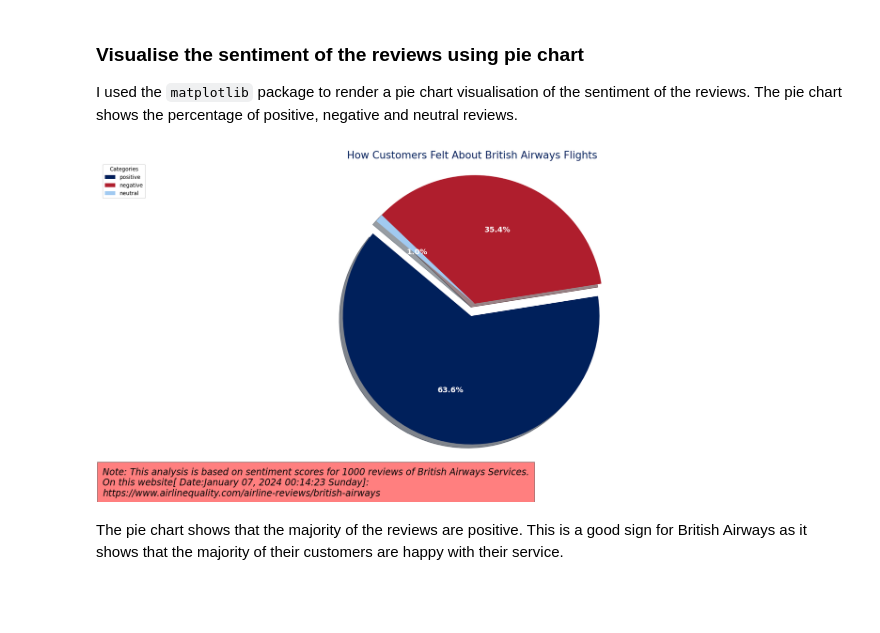
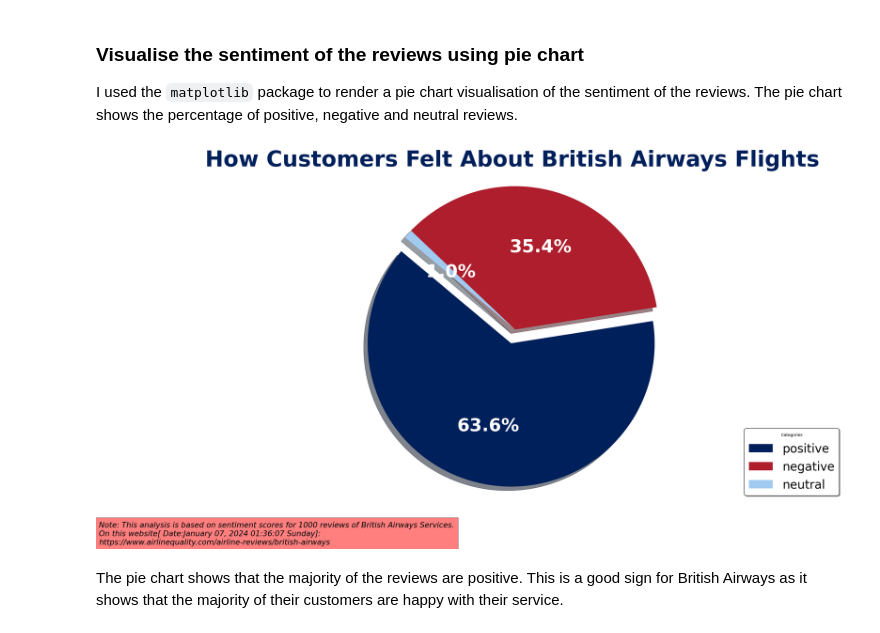
Before and after one commit to Simontagbor/BritishAirways-data-science, a Jupyter notebook: index.ipynb, the cells around one changed output. Saved outputs shown, nothing was run; the diff lists cells and outputs as text; code cells hidden in the pictures; blank space fills up the shorter version.

```diff
--- a/index.ipynb
+++ b/index.ipynb
@@ -386,50 +386,55 @@ plt.pie(sentiment_counts['count'],
         autopct=custom_autopct,
         shadow=True,
         startangle=140,
-        textprops={'fontsize': 14,
+        textprops={'fontsize': 45,
                     'fontweight': 'bold',
                     'fontfamily':'sans-serif',
                     'color':'white'})
 
 # make plot area big
 fig = plt.gcf()
-fig.set_size_inches(25,10)
+fig.set_size_inches(30,15)
 
 plt.axis('equal')
 
 # Add a title with a bolder font
 plt.title('How Customers Felt About British Airways Flights',
           fontdict={
-                    'fontsize': 19, \
-                    'fontweight': 'medium',\
+                    'fontsize': 55, \
+                    'fontweight': 'bold',\
                     'fontfamily':'sans-serif', 'color':'#00205b'})
 
 # Add a legend
 plt.legend(sentiment_counts['sentiment'],
-            title="Categories", loc="upper left")
+           title="Categories",
+           loc="lower right",
+           fontsize=30,
+           shadow=True,
+           facecolor='white',  # Change background color
+           edgecolor='black')  # Add an edge color
 now = datetime.now()
 # Format the date and time
 formatted_now = now.strftime("%B %d, %Y %H:%M:%S %A")
 side_note = (
     f'Note: This analysis is based on sentiment scores for 1000 reviews of '
     f'British Airways Services.\nOn this website[ Date:{formatted_now}]:\n'
     f'https://www.airlinequality.com/airline-reviews/british-airways'
 )
 
 # Format the date and time
 formatted_now = now.strftime("%B %d, %Y %H:%M:%S %A")
 # Add a side note
 plt.text(-2.9,
          -1.5,
          side_note,
 
         style='italic',
-        fontsize=17,
+        fontsize=19,
         bbox={'facecolor': 'red', 'alpha': 0.5, 'pad': 10,})
 
 plt.show()
 # %% [output]
-[figure, old version]
+[figure, new version]
 # %% [markdown]
 The pie chart shows that the majority of the reviews are positive. This is a good sign for British Airways as it shows that the majority of their customers are happy with their service.
 # %% [markdown]
```
Also changed, not shown: 3 other files.
